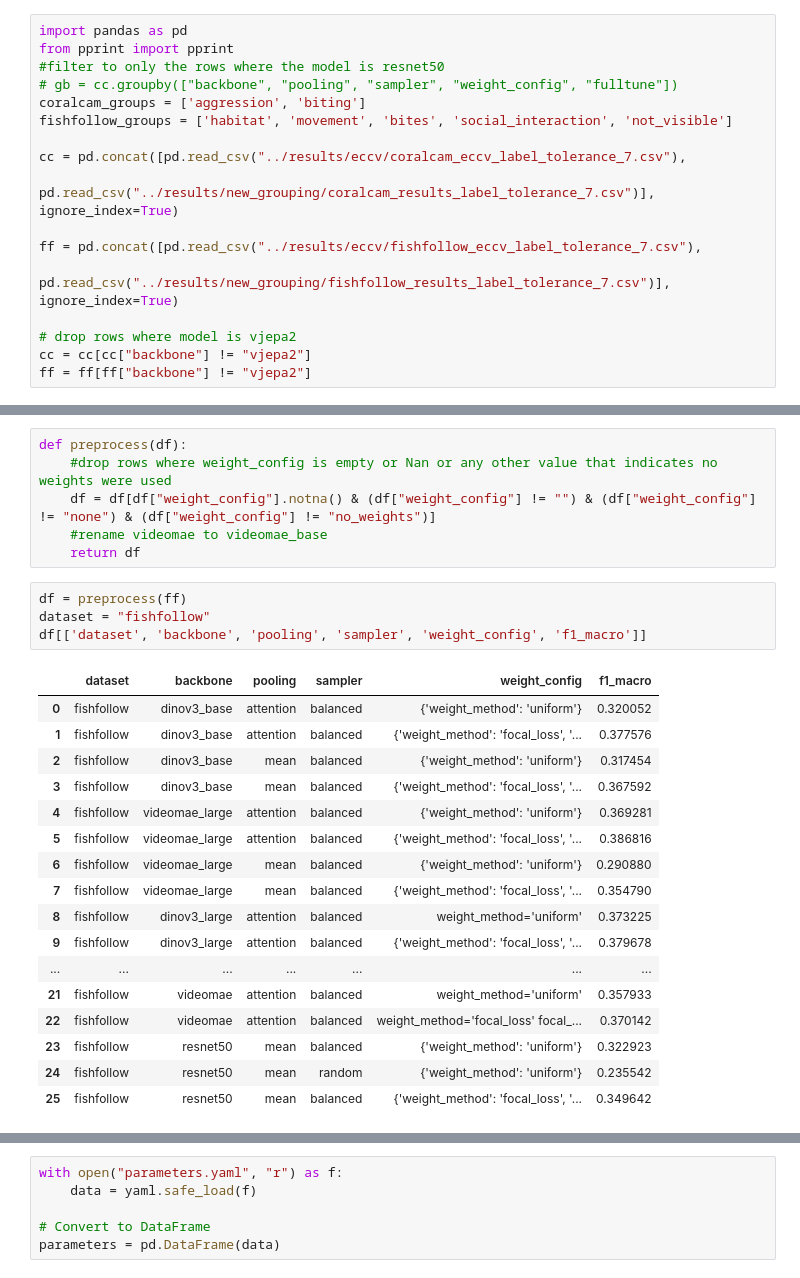
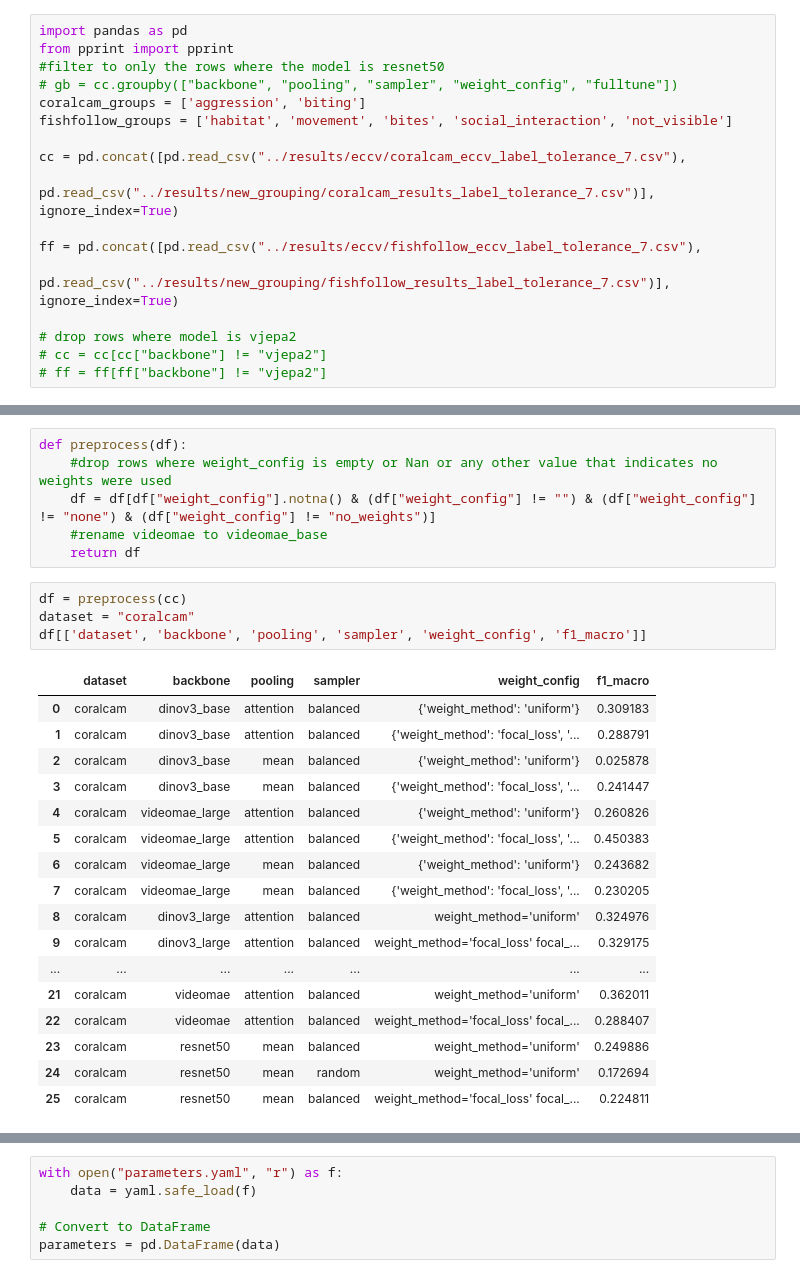
Before and after one commit to team-wildfin/wildfin-mini, a Jupyter notebook: wildfins/analysis/vis_model_info.ipynb, the cells around one changed output, grey strips where cells are left out. Drawn from its saved outputs; the diff is of its cells as text.

```diff
--- a/wildfins/analysis/vis_model_info.ipynb
+++ b/wildfins/analysis/vis_model_info.ipynb
@@ -13,8 +13,8 @@ ff = pd.concat([pd.read_csv("../results/eccv/fishfollow_eccv_label_tolerance_7.c
                 pd.read_csv("../results/new_grouping/fishfollow_results_label_tolerance_7.csv")], ignore_index=True)
 
 # drop rows where model is vjepa2
-cc = cc[cc["backbone"] != "vjepa2"]
-ff = ff[ff["backbone"] != "vjepa2"]
+# cc = cc[cc["backbone"] != "vjepa2"]
+# ff = ff[ff["backbone"] != "vjepa2"]
 # %%
 # Load YAML
 import yaml
@@ -31,27 +31,27 @@ def preprocess(df):
     #rename videomae to videomae_base
     return df
 # %%
-df = preprocess(ff)
-dataset = "fishfollow"
+df = preprocess(cc)
+dataset = "coralcam"
 df[['dataset', 'backbone', 'pooling', 'sampler', 'weight_config', 'f1_macro']]
 # %% [output]
 |  | dataset | backbone | pooling | sampler | weight_config | f1_macro |
-| 0 | fishfollow | dinov3_base | attention | balanced | {'weight_method': 'uniform'} | 0.320052 |
-| 1 | fishfollow | dinov3_base | attention | balanced | {'weight_method': 'focal_loss', '... | 0.377576 |
-| 2 | fishfollow | dinov3_base | mean | balanced | {'weight_method': 'uniform'} | 0.317454 |
-| 3 | fishfollow | dinov3_base | mean | balanced | {'weight_method': 'focal_loss', '... | 0.367592 |
-| 4 | fishfollow | videomae_large | attention | balanced | {'weight_method': 'uniform'} | 0.369281 |
-| 5 | fishfollow | videomae_large | attention | balanced | {'weight_method': 'focal_loss', '... | 0.386816 |
-| 6 | fishfollow | videomae_large | mean | balanced | {'weight_method': 'uniform'} | 0.290880 |
-| 7 | fishfollow | videomae_large | mean | balanced | {'weight_method': 'focal_loss', '... | 0.354790 |
-| 8 | fishfollow | dinov3_large | attention | balanced | weight_method='uniform' | 0.373225 |
-| 9 | fishfollow | dinov3_large | attention | balanced | {'weight_method': 'focal_loss', '... | 0.379678 |
+| 0 | coralcam | dinov3_base | attention | balanced | {'weight_method': 'uniform'} | 0.309183 |
+| 1 | coralcam | dinov3_base | attention | balanced | {'weight_method': 'focal_loss', '... | 0.288791 |
+| 2 | coralcam | dinov3_base | mean | balanced | {'weight_method': 'uniform'} | 0.025878 |
+| 3 | coralcam | dinov3_base | mean | balanced | {'weight_method': 'focal_loss', '... | 0.241447 |
+| 4 | coralcam | videomae_large | attention | balanced | {'weight_method': 'uniform'} | 0.260826 |
+| 5 | coralcam | videomae_large | attention | balanced | {'weight_method': 'focal_loss', '... | 0.450383 |
+| 6 | coralcam | videomae_large | mean | balanced | {'weight_method': 'uniform'} | 0.243682 |
+| 7 | coralcam | videomae_large | mean | balanced | {'weight_method': 'focal_loss', '... | 0.230205 |
+| 8 | coralcam | dinov3_large | attention | balanced | weight_method='uniform' | 0.324976 |
+| 9 | coralcam | dinov3_large | attention | balanced | weight_method='focal_loss' focal_... | 0.329175 |
 | ... | ... | ... | ... | ... | ... | ... |
-| 21 | fishfollow | videomae | attention | balanced | weight_method='uniform' | 0.357933 |
-| 22 | fishfollow | videomae | attention | balanced | weight_method='focal_loss' focal_... | 0.370142 |
-| 23 | fishfollow | resnet50 | mean | balanced | {'weight_method': 'uniform'} | 0.322923 |
-| 24 | fishfollow | resnet50 | mean | random | {'weight_method': 'uniform'} | 0.235542 |
-| 25 | fishfollow | resnet50 | mean | balanced | {'weight_method': 'focal_loss', '... | 0.349642 |
+| 21 | coralcam | videomae | attention | balanced | weight_method='uniform' | 0.362011 |
+| 22 | coralcam | videomae | attention | balanced | weight_method='focal_loss' focal_... | 0.288407 |
+| 23 | coralcam | resnet50 | mean | balanced | weight_method='uniform' | 0.249886 |
+| 24 | coralcam | resnet50 | mean | random | weight_method='uniform' | 0.172694 |
+| 25 | coralcam | resnet50 | mean | balanced | weight_method='focal_loss' focal_... | 0.224811 |
 # %%
 flops_agg = (
     flops
```
Also changed, not shown: parts of 7 cells of this notebook, 15 other files.
